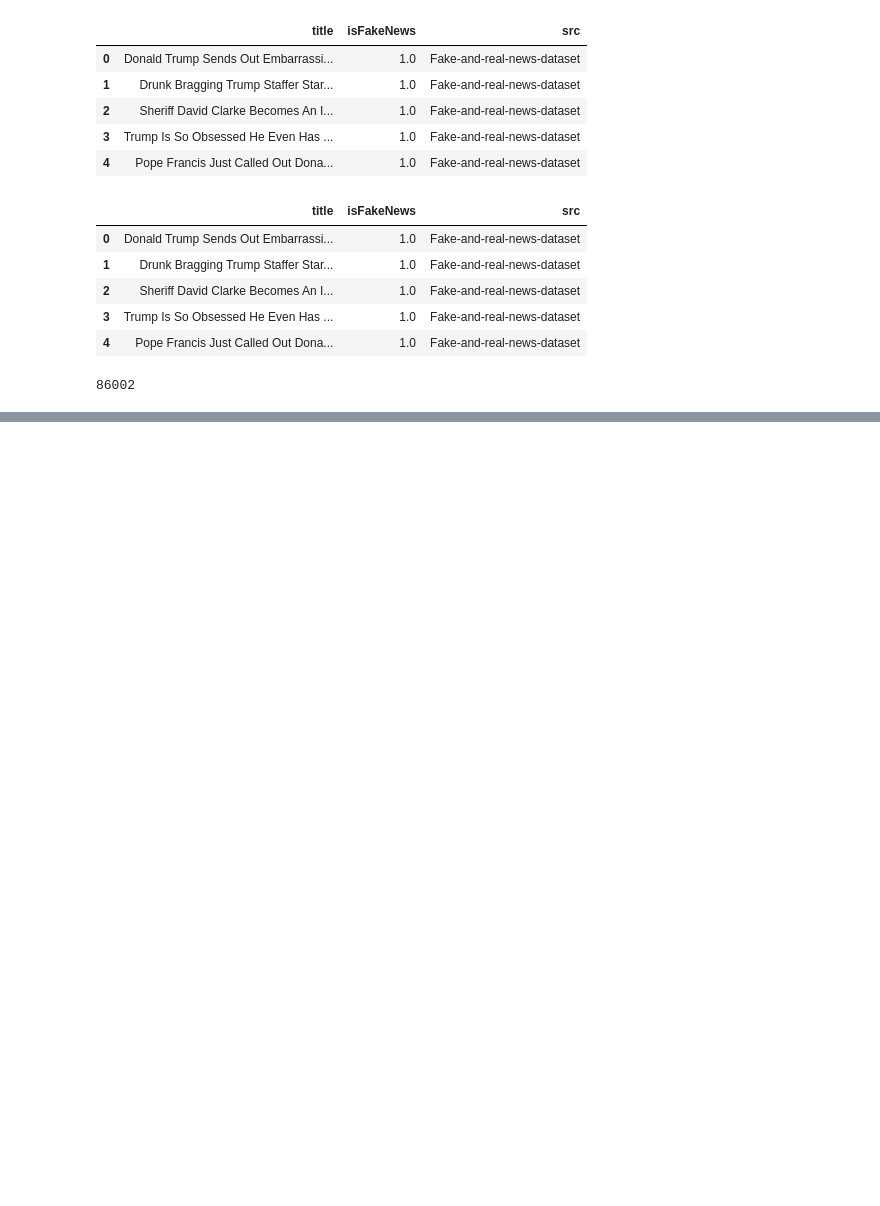
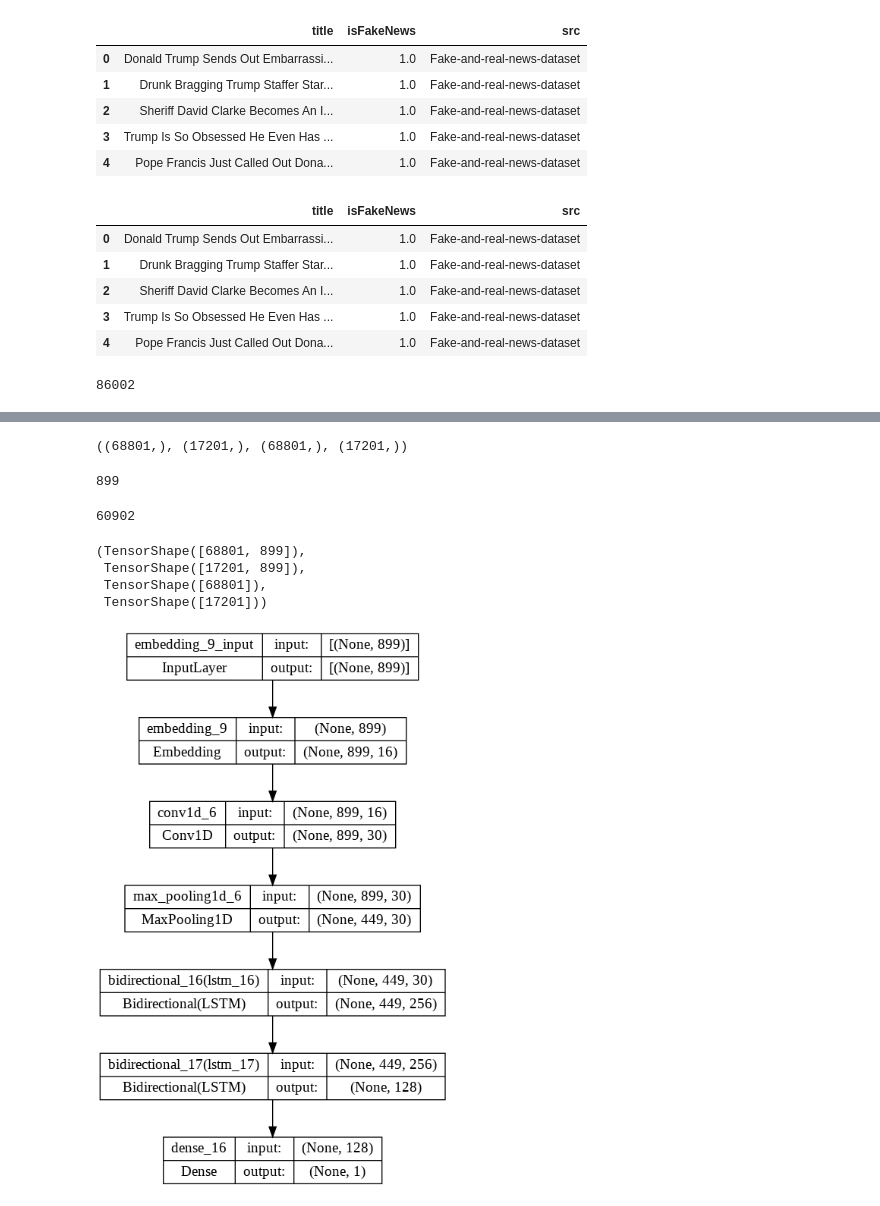
Before and after one commit to zamoraricardo15/Intro-to-Health-Informatics, a Jupyter notebook: Covid_ML.ipynb, the cells around one changed output, grey strips where cells are left out. Cells and saved outputs as stored; diff of their text form; code cells hidden in the pictures; blank space fills up the shorter version.

```diff
--- a/Covid_ML.ipynb
+++ b/Covid_ML.ipynb
@@ -333,0 +189,31 @@ print(accuracy)
+# %%
+X_train.shape, X_test.shape, y_train.shape, y_test.shape
+# %% [output]
+((68801,), (17201,), (68801,), (17201,))
+# %%
+max_len = np.max(X_train.apply(lambda x :len(x)))
+print(max_len)
+# %% [output]
+899
+# %%
+def convert_dtypes(x, y):
+    return tf.cast(x, tf.uint16), tf.cast(y, tf.uint8)
+tokenizer = Tokenizer()
+tokenizer.fit_on_texts(X_train)
+vocab_length = len(tokenizer.word_index) + 1
+x_train = tokenizer.texts_to_sequences(X_train)
+x_test = tokenizer.texts_to_sequences(X_test)
+x_train = pad_sequences(x_train, maxlen=max_len, padding='post')
+x_test = pad_sequences(x_test, maxlen=max_len, padding='post')
+x_train, y_train = convert_dtypes(x_train, y_train)
+x_test, y_test = convert_dtypes(x_test, y_test)
+print(vocab_length)
+# %% [output]
+60902
+# %%
+x_train.shape, x_test.shape, y_train.shape, y_test.shape
+# %% [output]
+(TensorShape([68801, 899]),
+ TensorShape([17201, 899]),
+ TensorShape([68801]),
+ TensorShape([17201]))
@@ -333,0 +223,30 @@ print(accuracy)
+# %%
+embedding_dim = 16
+model = tf.keras.Sequential([
+    tf.keras.layers.Embedding(vocab_length, embedding_dim, input_length=max_len),
+    Conv1D(filters=30, kernel_size=3, activation='relu', padding='same'),
+    MaxPooling1D(pool_size=2, strides=2),
+    #Conv1D(filters=64, kernel_size=3, activation='relu', padding='same'),
+    #MaxPooling1D(pool_size=2, strides=2),
+      #Bidirectional(tfl.LSTM(128, return_sequences=True, input_shape=(worcount, lenmmax))),
+      #Bidirectional(tfl.LSTM(128, return_sequences=False)),
+      #Bidirectional(tfl.LSTM(128)),
+      #Dropout(0.2),
+      #Dense(128, activation='relu')
+      #Dense(64, activation='relu')
+      #Dense(1, activation='sigmoid')
+    #Dropout(0.3),
+
+    Bidirectional(LSTM(units=128, activation='tanh', return_sequences=True,
+               recurrent_dropout=0, dropout=0.25, recurrent_activation='sigmoid')),
+    Bidirectional(LSTM(units=64, recurrent_dropout=0, dropout=0, activation='tanh',
+               recurrent_activation='sigmoid', unroll=False, use_bias=True)),
+#Flatten(),
+    #Dropout(0.2),
+    #Dense(64, activation='relu'),
+    Dense(1, activation='sigmoid')
+])
+model.compile(loss='binary_crossentropy',optimizer="adam",metrics=['accuracy'])
+tf.keras.utils.plot_model(model, show_shapes=True)
+# %% [output]
+[figure, added]
```
Also changed, not shown: parts of 34 cells of this notebook.
